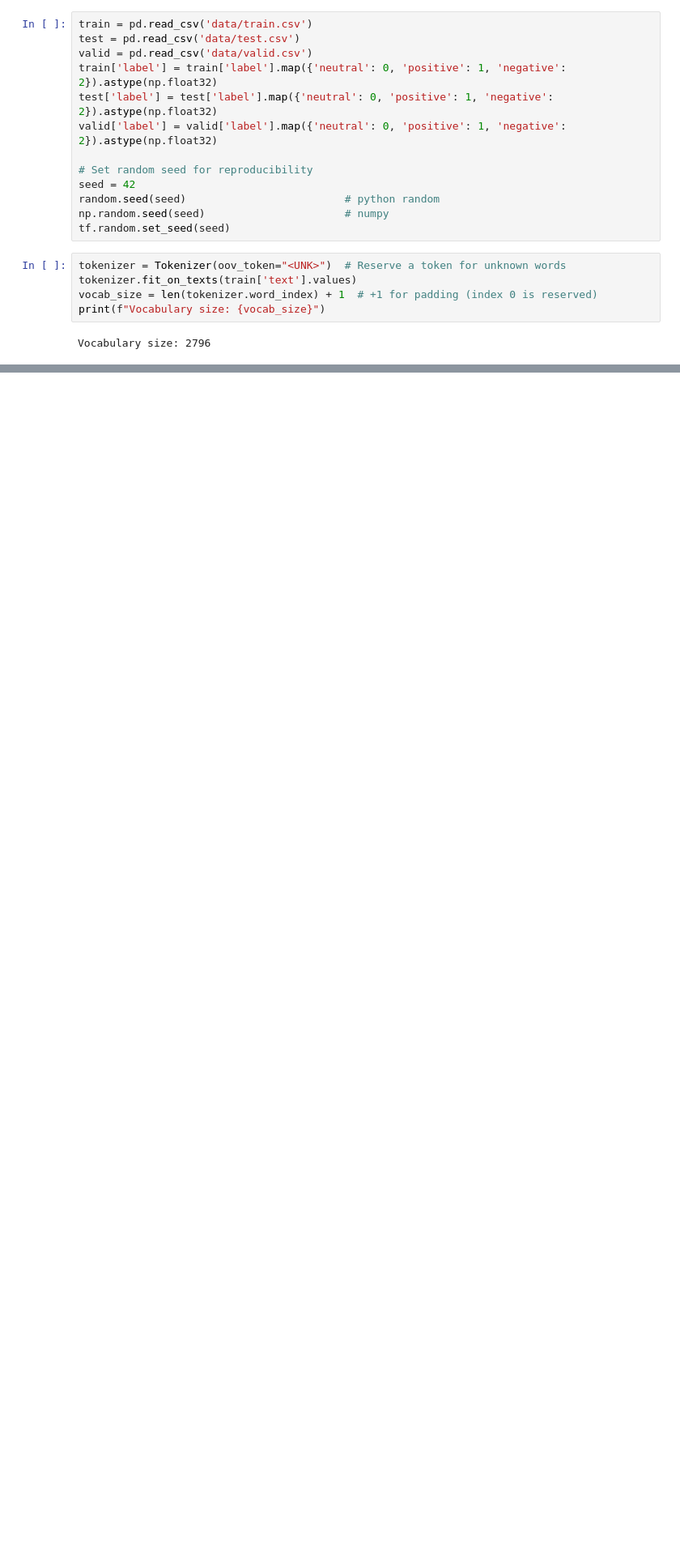
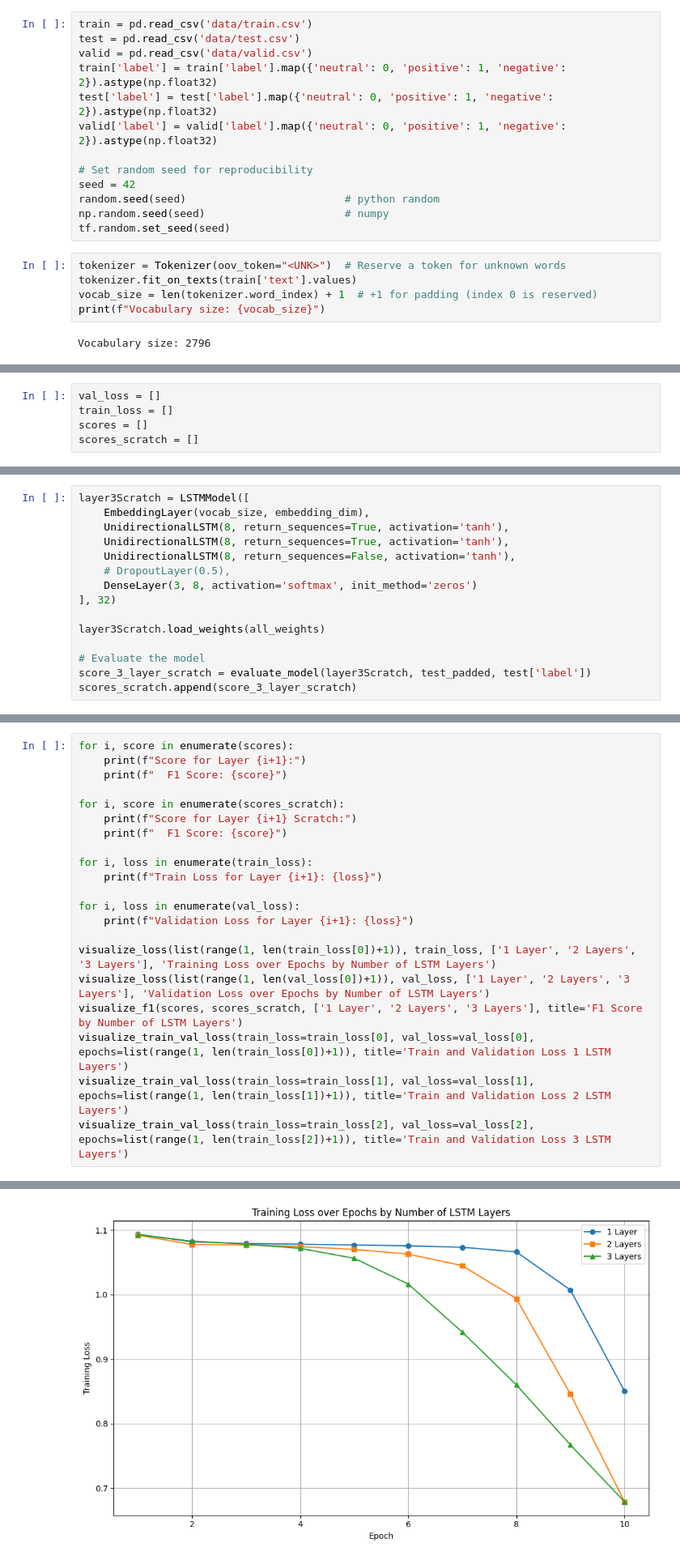
Before and after one commit to ImanuelSG/IF3270---CNN-RNN---50, a Jupyter notebook: src/trainLSTM.ipynb, the cells around one changed output, grey strips where cells are left out. Shown at 81% size. Cells and saved outputs as stored; diff of their text form; blank space fills up the shorter version.

```diff
--- a/src/trainLSTM.ipynb
+++ b/src/trainLSTM.ipynb
@@ -60,0 +100,5 @@ vocab_size = len(tokenizer.word_index) + 1  # +1 for padding (index 0 is reserve
+# %%
+val_loss = []
+train_loss = []
+scores = []
+scores_scratch = []
@@ -123,0 +241,15 @@ Macro F1 Score: 0.1844
+# %%
+layer3Scratch = LSTMModel([
+    EmbeddingLayer(vocab_size, embedding_dim),
+    UnidirectionalLSTM(8, return_sequences=True, activation='tanh'),
+    UnidirectionalLSTM(8, return_sequences=True, activation='tanh'),
+    UnidirectionalLSTM(8, return_sequences=False, activation='tanh'),
+    # DropoutLayer(0.5),
+    DenseLayer(3, 8, activation='softmax', init_method='zeros')
+], 32)
+
+layer3Scratch.load_weights(all_weights)
+
+# Evaluate the model
+score_3_layer_scratch = evaluate_model(layer3Scratch, test_padded, test['label'])
+scores_scratch.append(score_3_layer_scratch)
@@ -123,0 +259,22 @@ Macro F1 Score: 0.1844
+# %%
+for i, score in enumerate(scores):
+    print(f"Score for Layer {i+1}:")
+    print(f"  F1 Score: {score}")
+
+for i, score in enumerate(scores_scratch):
+    print(f"Score for Layer {i+1} Scratch:")
+    print(f"  F1 Score: {score}")
+
+for i, loss in enumerate(train_loss):
+    print(f"Train Loss for Layer {i+1}: {loss}")
+
+for i, loss in enumerate(val_loss):
+    print(f"Validation Loss for Layer {i+1}: {loss}")
+
+visualize_loss(list(range(1, len(train_loss[0])+1)), train_loss, ['1 Layer', '2 Layers', '3 Layers'], 'Training Loss over Epochs by Number of LSTM Layers')
+visualize_loss(list(range(1, len(val_loss[0])+1)), val_loss, ['1 Layer', '2 Layers', '3 Layers'], 'Validation Loss over Epochs by Number of LSTM Layers')
+visualize_f1(scores, scores_scratch, ['1 Layer', '2 Layers', '3 Layers'], title='F1 Score by Number of LSTM Layers')
+visualize_train_val_loss(train_loss=train_loss[0], val_loss=val_loss[0], epochs=list(range(1, len(train_loss[0])+1)), title='Train and Validation Loss 1 LSTM Layers')
+visualize_train_val_loss(train_loss=train_loss[1], val_loss=val_loss[1], epochs=list(range(1, len(train_loss[1])+1)), title='Train and Validation Loss 2 LSTM Layers')
+visualize_train_val_loss(train_loss=train_loss[2], val_loss=val_loss[2], epochs=list(range(1, len(train_loss[2])+1)), title='Train and Validation Loss 3 LSTM Layers')
+# %% [output]
@@ -123,0 +299 @@ Macro F1 Score: 0.1844
+[figure, added]
```
Also changed, not shown: parts of 43 cells of this notebook.
